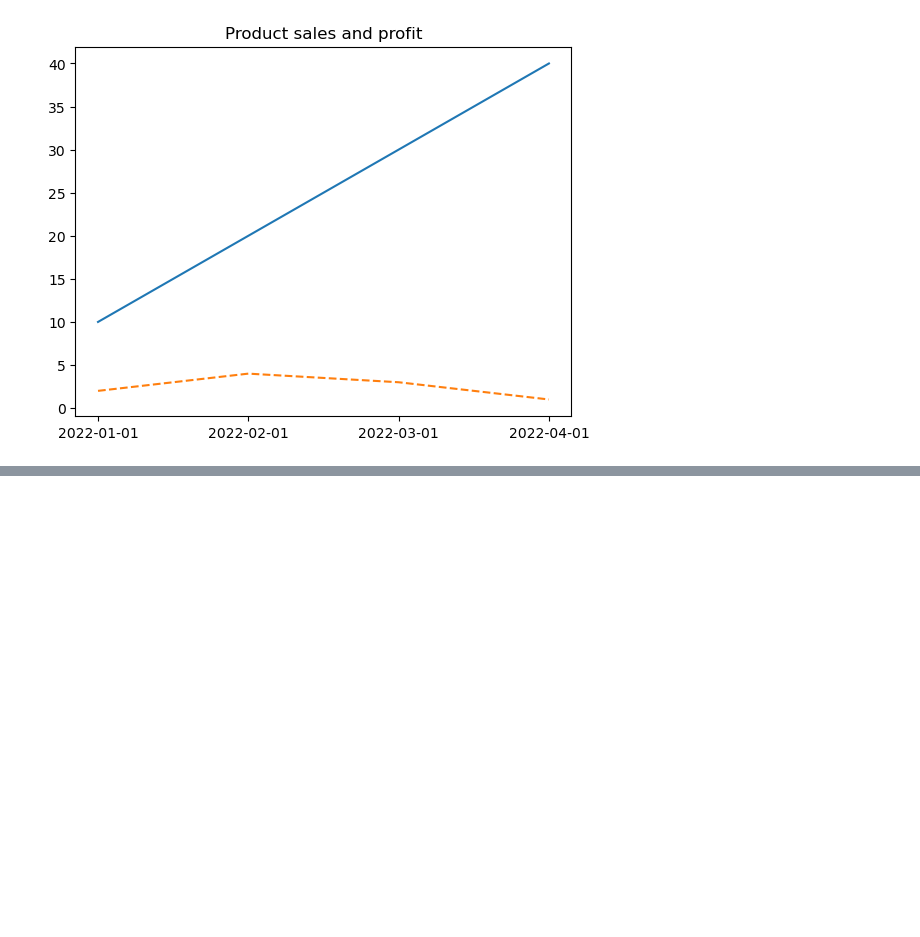
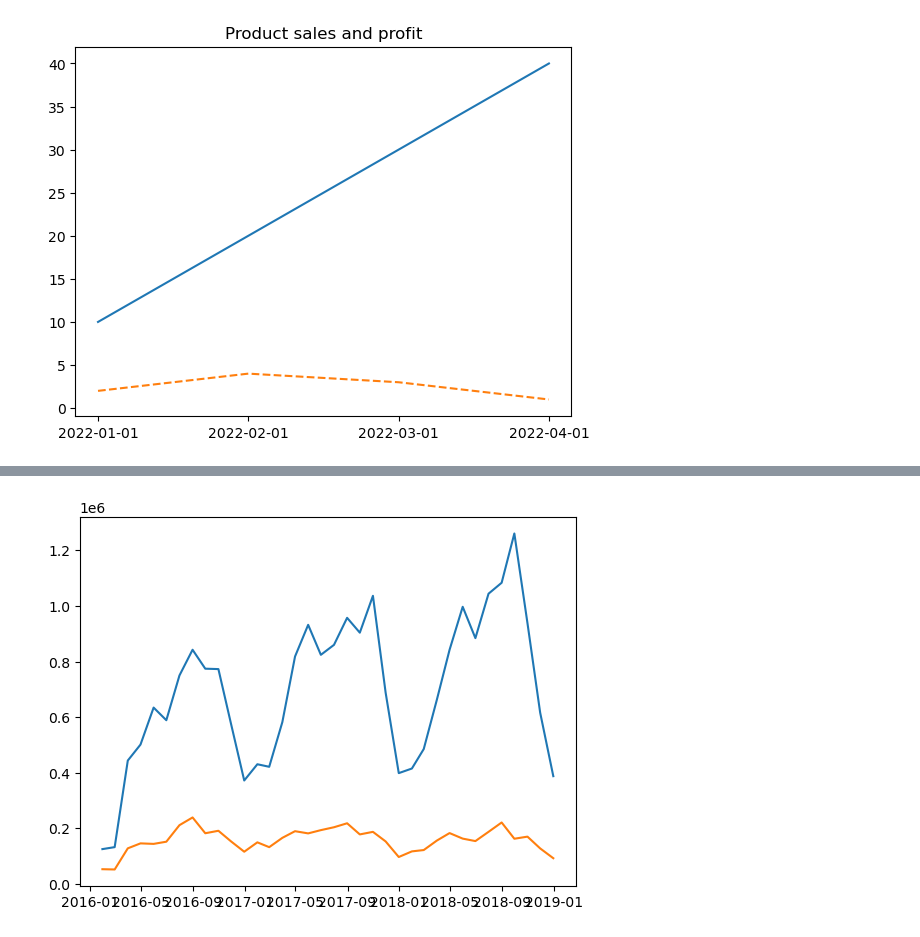
Before and after one commit to ParvezShahShaik/analyzing_global_coffee_market, a Jupyter notebook: Matlab_ground.ipynb, the cells around one changed output, grey strips where cells are left out. Drawn from its saved outputs; the diff is of its cells as text; code cells hidden in the pictures; blank space fills up the shorter version.

```diff
--- a/Matlab_ground.ipynb
+++ b/Matlab_ground.ipynb
@@ -80,7 +84,2 @@ ax.set_title("Product sales and profit");
 # %%
 hotels = pd.read_excel("/Users/parvezshahshaik/Documents/Github/analyzing_global_coffee_market/Data/HotelCustomersDataset.xlsx")
-
-hotels["date"] = (
-    pd.to_datetime("2018-12-31")
-    - pd.to_timedelta(hotels["DaysSinceCreation"], unit="D")
-).astype('datetime64[ns]')
@@ -86,0 +96,9 @@ hotels["date"] = (
+# %%
+#In summary, this code reads data from an Excel file into a DataFrame,
+#calculates a new column "date" by subtracting the values in the "DaysSinceCreation" column from
+#a fixed date (December 31, 2018), and converts this result into a specific datetime data type for further analysis
+#or usage in date-based operations.
+
+hotels["date"] = (
+    pd.to_datetime("2018-12-31") - pd.to_timedelta(hotels["DaysSinceCreation"], unit="D")
+).astype("datetime64[ns]")
@@ -86,0 +147,8 @@ hotels["date"] = (
+# %%
+daily_revenue = (
+    hotels
+    .groupby("date")
+    .agg({"LodgingRevenue" : "sum", "OtherRevenue": "sum"})
+)
+
+daily_revenue.head()
@@ -86,0 +163,4 @@ hotels["date"] = (
+# %%
+monthly_revenue = daily_revenue.resample("M").sum()
+
+monthly_revenue.head()
@@ -86,0 +175,8 @@ hotels["date"] = (
+# %%
+#Plotting the data
+# 1st Method
+fig, ax = plt.subplots()
+
+ax.plot(monthly_revenue);  #this style. automatically takes LodingRevenue as X-axis and OtherRevenue as Y-axis
+# %% [output]
+[figure, added]
```
Also changed, not shown: parts of 33 cells of this notebook, 1 other file.
